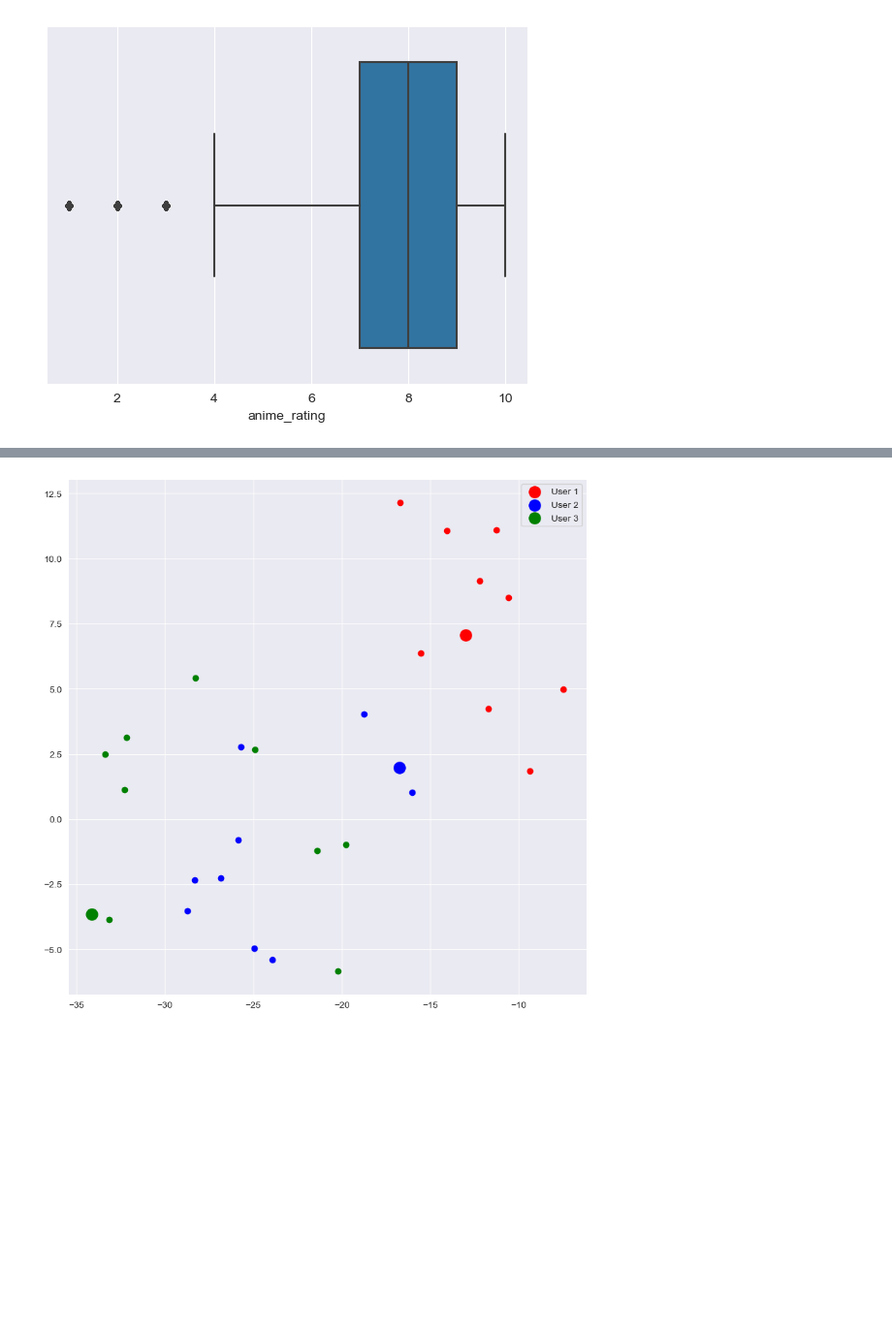
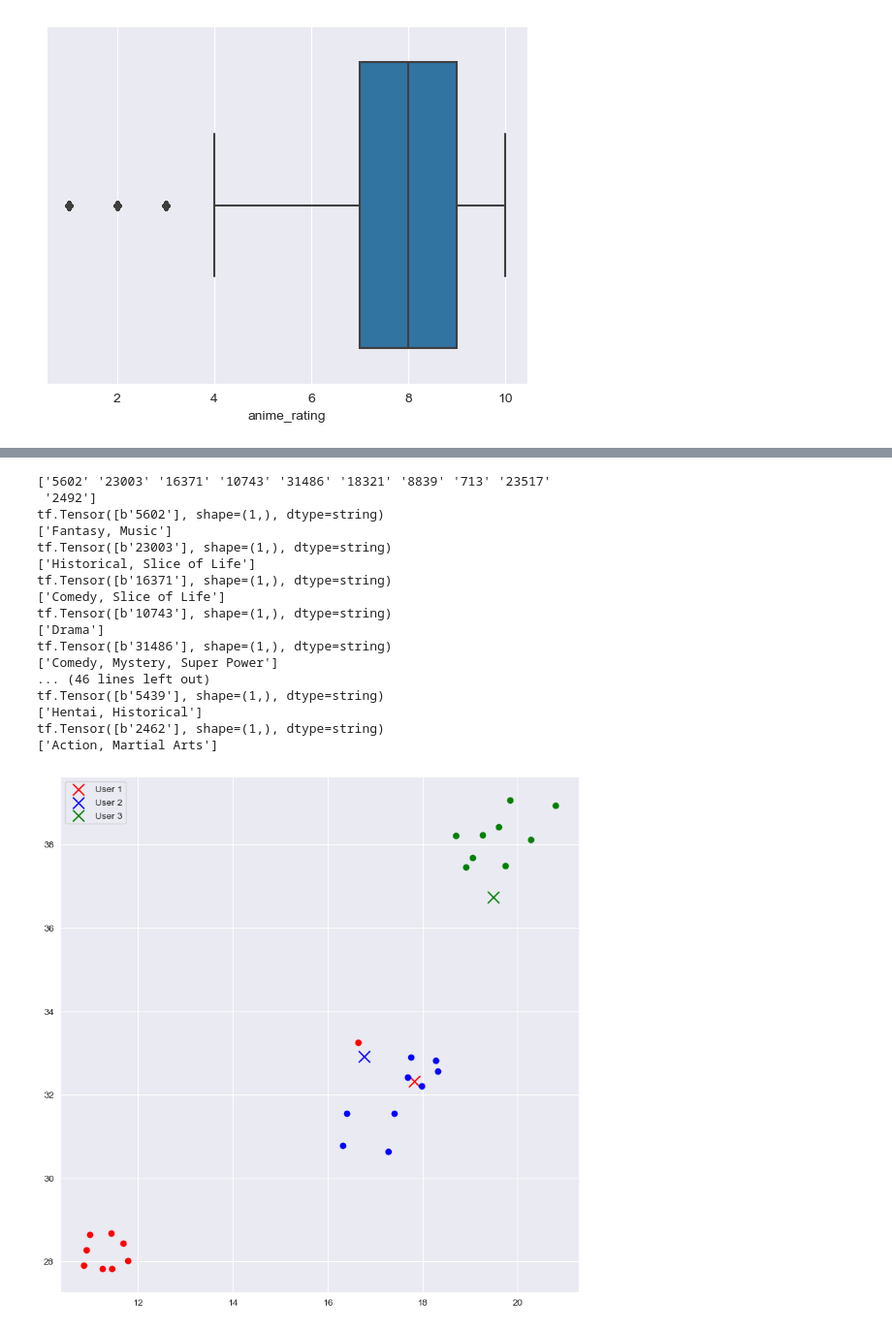
Before and after one commit to SamuelCorecco/05_ComicBook, a Jupyter notebook: full_model.ipynb, the cells around one changed output, grey strips where cells are left out. Shown at 97% size. Drawn from its saved outputs; the diff is of its cells as text; code cells hidden in the pictures; blank space fills up the shorter version.

```diff
--- a/full_model.ipynb
+++ b/full_model.ipynb
@@ -320,7 +343,7 @@ class AnimeModel(tfrs.models.Model):
 
   def call(self, features: Dict[str, tf.Tensor]) -> tf.Tensor:
     return self.ranking_model(
-        (features["user_id"], features["anime_id"], features["genre"], features["anime_rating"],features["anime_rating_weighted"]))
+        (features["user_id"], features["anime_id"], features["genre"], features["anime_rating"],features["anime_rating_weighted"],features["type"]))
 
   def compute_loss(self, features: Dict[Text, tf.Tensor], training=False) -> tf.Tensor:
     """labels = features.pop("rating")
@@ -342,8 +365,15 @@ class AnimeModel(tfrs.models.Model):
 # %%
 model = AnimeModel(binary=False)
 # %%
-model.compile(optimizer=tf.keras.optimizers.Adagrad(learning_rate=0.1,clipnorm=0.001))
+
 
 cached_train = train.shuffle(10_000).batch(8192).cache()
 cached_test = test.batch(4096).cache()
+
+learning_rate_schedule = tf.keras.optimizers.schedules.ExponentialDecay(
+    initial_learning_rate=0.1,
+    decay_steps=10000,
+    decay_rate=0.1)
+
+model.compile(optimizer=tf.keras.optimizers.Adagrad(learning_rate=learning_rate_schedule,clipnorm=0.001))
 # %%
@@ -730,11 +696,2 @@ print(predictions_df)
 # %%
-#print top 10  animes from the predictions and merging them with the anime data to see the names of the animes and the genre
-
-
-top_anime = predictions_df.sort_values(by='predicted_rating', ascending=False).head(10)
-
-
-top_anime = top_anime.merge(anime, on='anime_id')
-
-print(top_anime)
 # %% [output]
@@ -807,7 +726,11 @@ def top_k_similar_animes(user_id,model,k=10):
     user_embedding = model.ranking_model.user_embeddings(user_id)
     genre_embeddings = model.ranking_model.genre_embeddings(anime['genre'])
 
-    items = tf.concat([anime_embeddings, genre_embeddings], axis=1)
+    type_embeddings = model.ranking_model.type_embeddings(anime['type'])
+
+
+
+    items = tf.concat([anime_embeddings, genre_embeddings,type_embeddings], axis=1)
     items = model.ranking_model.item_importance(items)
 
     # Compute the similarity between user and anime embeddings using cosine similarity
@@ -818,8 +741,7 @@ def top_k_similar_animes(user_id,model,k=10):
 
     top_anime = pd.DataFrame({
         'anime_id': anime['anime_id'],
-        'similarity': similarity
-
+        'similarity': similarity,
     })
 
     top_anime = top_anime.sort_values(by='similarity', ascending=False).head(k)
@@ -827,17 +749,26 @@ def top_k_similar_animes(user_id,model,k=10):
     return top_anime['anime_id'].values
 
 #extracting the embeddigs of the top 10 similar animes to the user
-def extract_embedding_anime(anime_id,model,):
+def extract_embedding_anime(anime_id,anime,model):
     anime_id = tf.convert_to_tensor([anime_id])
-    anime_embedding = model.ranking_model.anime_embeddings(anime_id)
-    return anime_embedding
+    genre = anime[anime['anime_id'] == anime_id]['genre'].values
+    type_ = anime[anime['anime_id'] == anime_id]['type'].values
+    print(anime_id)
+    print(genre)
+    genre = tf.convert_to_tensor([genre])
+    id_embedding = model.ranking_model.anime_embeddings(anime_id)
+    genre_embedding = model.ranking_model.genre_embeddings(genre)
+    type_embedding = model.ranking_model.type_embeddings(type_)
+    embedding = model.ranking_model.item_importance(tf.concat([id_embedding, genre_embedding,type_embedding], axis=1))
+
+    return embedding
 #visulasing the embeddings 3 users and top 10 similar animes to each user
 from sklearn.manifold import TSNE
 import matplotlib.pyplot as plt
 
 # Extract users
 user_id_1 = "3"
-user_id_2 = "4"
+user_id_2 = "58846"
 user_id_3 = "5"
 
 
@@ -845,15 +776,15 @@ user_embedding_1 = extract_embedding(user_id_1,model)
 user_embedding_2 = extract_embedding(user_id_2,model)
 user_embedding_3 = extract_embedding(user_id_3,model)
 
-top_animes_1 = top_k_similar_animes(user_id_1,model)
-top_animes_2 = top_k_similar_animes(user_id_2,model)
-top_animes_3 = top_k_similar_animes(user_id_3,model)
+top_animes_1 = similarity(user_id_1,model,anime)
+top_animes_2 = similarity(user_id_2,model,anime)
+top_animes_3 = similarity(user_id_3,model,anime)
+print(top_animes_1["anime_id"].values)
 
 
-
-top_k_1 = [extract_embedding_anime(anime_id,model) for anime_id in top_animes_1]
-top_k_2 = [extract_embedding_anime(anime_id,model) for anime_id in top_animes_2]
-top_k_3 = [extract_embedding_anime(anime_id,model) for anime_id in top_animes_3]
+top_k_1 = [extract_embedding_anime(anime_id,anime,model) for anime_id in top_animes_1['anime_id'].values]
+top_k_2 = [extract_embedding_anime(anime_id,anime,model) for anime_id in top_animes_2['anime_id'].values]
+top_k_3 = [extract_embedding_anime(anime_id,anime,model) for anime_id in top_animes_3['anime_id'].values]
 
 #using tsne to visualise the embeddings for every user and the top 10 similar animes to the user
 data = np.concatenate([user_embedding_1,user_embedding_2,user_embedding_3]+top_k_1+top_k_2+top_k_3, axis=0)
@@ -872,32 +803,50 @@ user_3 = user_tsne[2] + anime_tsne[20:]
 from mpl_toolkits.mplot3d import Axes3D
 import matplotlib.pyplot as plt
 """
+
 fig = plt.figure(figsize=(10, 10))
 ax = fig.add_subplot(111, projection='3d')
 ax.scatter(user_1[0], user_1[1], user_1[2], color='red', label='User 1', s=150)
 ax.scatter(user_1[3:, 0], user_1[3:, 1], user_1[3:, 2], color='red')
 
 ax.scatter(user_2[0], user_2[1], user_2[2], color='blue', label='User 2', s=150)
 ax.scatter(user_2[3:, 0], user_2[3:, 1], user_2[3:, 2], color='blue')
 
 ax.scatter(user_3[0], user_3[1], user_3[2], color='green', label='User 3', s=150)
 ax.scatter(user_3[3:, 0], user_3[3:, 1], user_3[3:, 2], color='green')
 plt.legend()
 
 plt.show()
 
 """
 # Plot user and anime embeddings with seperating the users
 #adding the name in topof the user point
 
 plt.figure(figsize=(10, 10))
 plt.scatter(user_1[0, 0], user_1[0, 1], color='red', label='User 1', s=150, marker='x')
 plt.scatter(user_1[1:, 0], user_1[1:, 1], color='red')
 plt.scatter(user_2[0, 0], user_2[0, 1], color='blue', label='User 2', s=150, marker='x')
 plt.scatter(user_2[1:, 0], user_2[1:, 1], color='blue')
 plt.scatter(user_3[0, 0], user_3[0, 1], color='green', label='User 3',  s=150, marker='x')
 plt.scatter(user_3[1:, 0], user_3[1:, 1], color='green')
 plt.legend()
 plt.show()
 # %% [output]
+['5602' '23003' '16371' '10743' '31486' '18321' '8839' '713' '23517'
+ '2492']
+tf.Tensor([b'5602'], shape=(1,), dtype=string)
+['Fantasy, Music']
+tf.Tensor([b'23003'], shape=(1,), dtype=string)
+['Historical, Slice of Life']
+tf.Tensor([b'16371'], shape=(1,), dtype=string)
+['Comedy, Slice of Life']
+tf.Tensor([b'10743'], shape=(1,), dtype=string)
+['Drama']
+tf.Tensor([b'31486'], shape=(1,), dtype=string)
+['Comedy, Mystery, Super Power']
+... (46 lines left out)
+tf.Tensor([b'5439'], shape=(1,), dtype=string)
+['Hentai, Historical']
+tf.Tensor([b'2462'], shape=(1,), dtype=string)
+['Action, Martial Arts']
-[figure, old version]
+[figure, new version]
```
Also changed, not shown: parts of 22 cells of this notebook.
